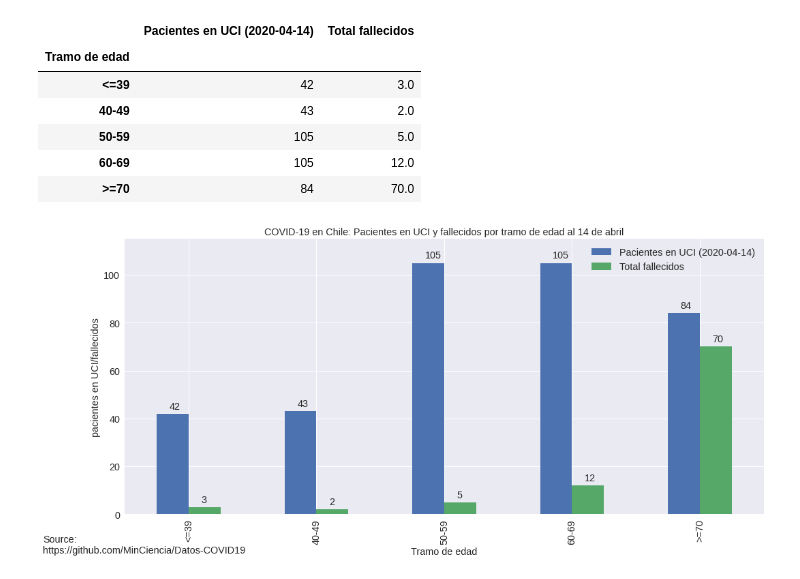
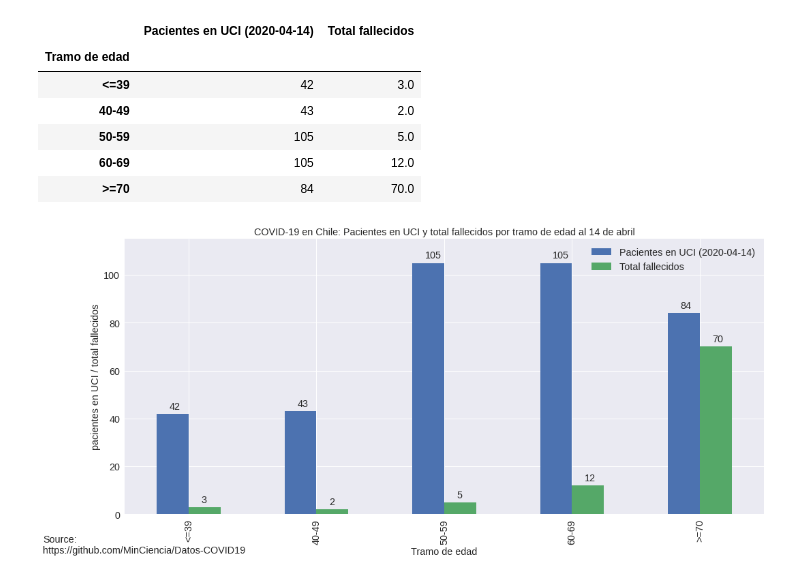
Before and after one commit to alonsosilvaallende/COVID-19, a Jupyter notebook: COVID_19_Chile_Pacientes_en_UCI_y_total_fallecidos_por_tramo_de_edad.ipynb, the cells around one changed output. Cells and saved outputs as stored; diff of their text form; code cells hidden in the pictures.

```diff
--- a/COVID_19_Chile_Pacientes_en_UCI_y_total_fallecidos_por_tramo_de_edad.ipynb
+++ b/COVID_19_Chile_Pacientes_en_UCI_y_total_fallecidos_por_tramo_de_edad.ipynb
@@ -72,23 +72,23 @@ data
 # %%
 fig, ax = plt.subplots(figsize=(14,7))
 data.plot(ax=ax, kind="bar")
 for i, val in enumerate(data['Pacientes en UCI (2020-04-14)']):
   ax.text(i-0.15, val+2, f"{val:.0f}", fontsize='x-large')
 
 for i, val in enumerate(data['Total fallecidos']):
   ax.text(i+0.1, val+2, f"{val:.0f}", fontsize='x-large')
 
 ax.tick_params(labelsize='x-large')
-ax.set_title(f'COVID-19 en Chile: Pacientes en UCI y fallecidos por tramo de edad al 14 de abril', fontsize='x-large')
+ax.set_title(f'COVID-19 en Chile: Pacientes en UCI y total fallecidos por tramo de edad al 14 de abril', fontsize='x-large')
 ax.set_xlabel(f'Tramo de edad', fontsize='x-large')
-ax.set_ylabel(f'pacientes en UCI/fallecidos', fontsize='x-large')
+ax.set_ylabel(f'pacientes en UCI / total fallecidos', fontsize='x-large')
 ax.legend(fontsize='x-large')
 plt.ylim(0,115)
 fig.tight_layout()
 plt.annotate('Source:\nhttps://github.com/MinCiencia/Datos-COVID19', (0,0), (-120,-30), fontsize='x-large', xycoords='axes fraction', textcoords='offset points', va='top')
 plt.savefig('2020-04-15-COVID-19-Chile-Pacientes-en-UCI-y-fallecidos-por-tramo-de-edad.png', format='png', bbox_inches='tight', dvi=1200)
 # %% [output]
-[figure, old version]
+[figure, new version]
 # %%
 from google.colab import files
 files.download("2020-04-15-COVID-19-Chile-Pacientes-en-UCI-y-fallecidos-por-tramo-de-edad.png")
```
